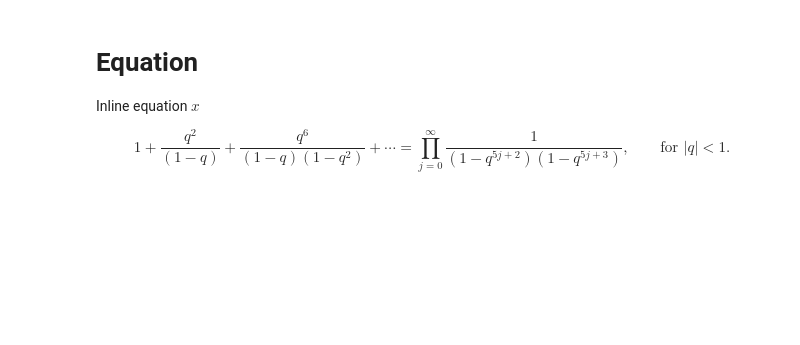
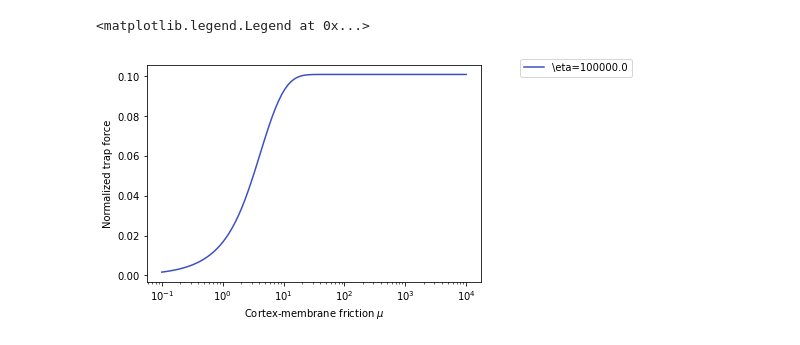
Before and after one commit to VirtualEmbryo/membrane-cortex-tension, a Jupyter notebook: main.ipynb, the cells around one changed output. Saved outputs shown, nothing was run; the diff lists cells and outputs as text; code cells hidden in the pictures; blank space fills up the shorter version.

```diff
--- a/main.ipynb
+++ b/main.ipynb
@@ -506,11 +277,57 @@ print(average_force)
-# %% [markdown]
-# Equation
-
-
-Inline equation $x$
-
-\begin{equation*}
-1 +  \frac{q^2}{(1-q)}+\frac{q^6}{(1-q)(1-q^2)}+\cdots =
-\prod_{j=0}^{\infty}\frac{1}{(1-q^{5j+2})(1-q^{5j+3})},
-\quad\quad \text{for $|q|<1$}.
-\end{equation*}
+# %%
+def trap_force(problem, bc, time_step,tf):
+    time_current = 0
+    average_force = []
+    while time_current< tf:
+            problem.solve(bc)
+            membrane_force = project(problem.k*problem.x_s.dx(0), problem.Q.sub(0).collapse())
+            average_force= np.append(average_force, membrane_force(problem.L/2))
+            time_current += time_step
+    return average_force
+
+
+force_at_time_t = []
+# force_at_time_t = np.append(force_at_time_t, 0)
+fig1 = plt.figure(1)
+Eta = np.logspace(2,5, num = 10)
+Mu = np.logspace(-1, 4.0, num=100)
+i = 0
+tf = 10
+imposed_displacement = 0.0*L
+imposed_velocity = 0.02
+k = 10                 # [pN/um]
+L = 20.                # [um] System size length
+eta = 100000
+time_step = 0.1
+
+average_force = []
+time = []
+force_at_time_t = []
+for mu in Mu:
+    average_force = []
+    problem = Solver(L,
+                    n_elements,
+                    k,
+                    eta,
+                    mu,
+                    imposed_displacement,
+                    imposed_velocity,
+                    time_step)
+    bc = ([DirichletBC(problem.Q, Constant((0.,0.)), left_end),
+            DirichletBC(problem.Q.sub(1), problem.imposed_velocity, right_end),
+            DirichletBC(problem.Q.sub(0), problem.imposed_displacement, right_end)])
+    average_force = trap_force(problem, bc,time_step, tf)
+    force_at_time_t = np.append(force_at_time_t, average_force[-1])
+
+i+=1
+
+plt.figure(1)
+plt.semilogx(Mu,force_at_time_t, label=f"\eta={eta:1.1f}",color=cm.coolwarm(i/len(Mu)))
+
+plt.xlabel(r'Cortex-membrane friction $\mu$')
+plt.ylabel('Normalized trap force')
+plt.legend(loc='upper left')
+plt.legend(bbox_to_anchor=(1.1, 1.05))
+# %% [output]
+<matplotlib.legend.Legend at 0x...>
+[figure, added]
```
Also changed, not shown: parts of 13 cells of this notebook, 1 other file.
